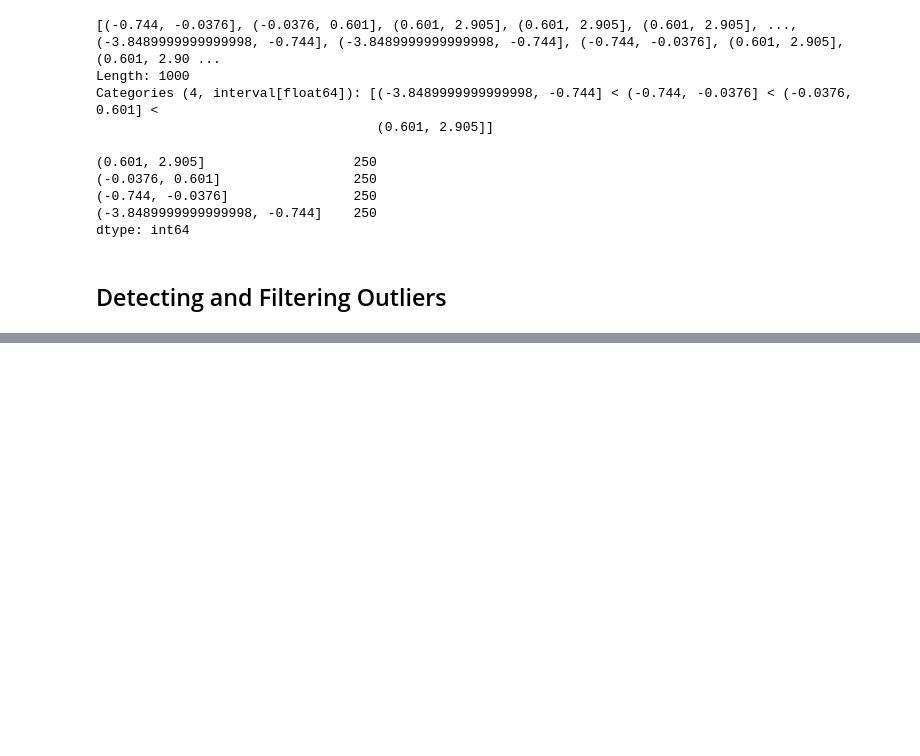
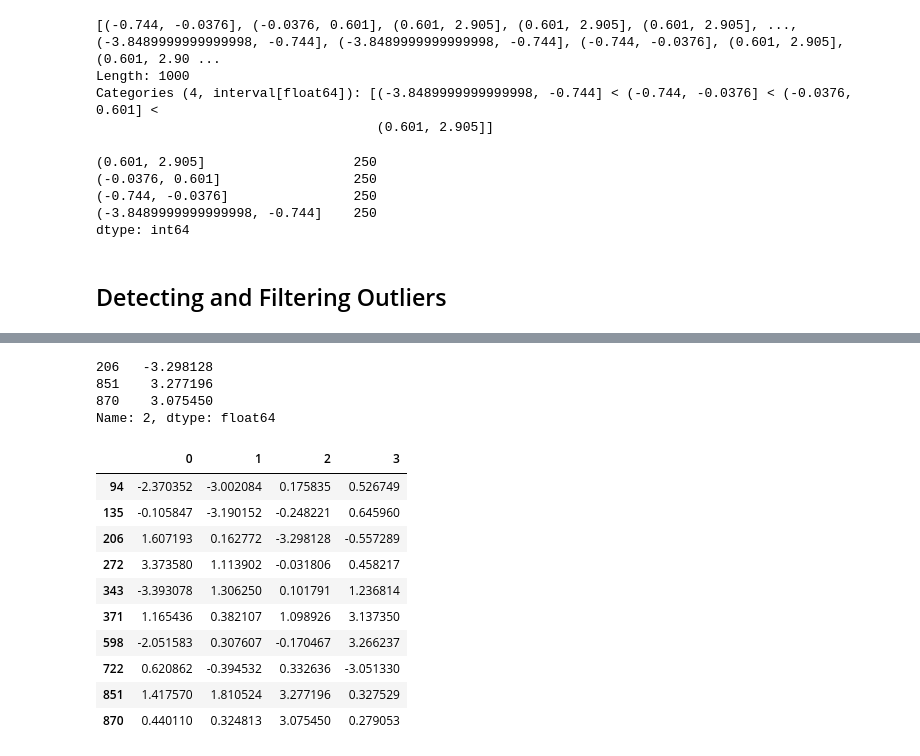
Before and after one commit to XingxinHE/Python-for-Data-Analysis-Notes, a Jupyter notebook: 7_2_Data_Transformation.ipynb, the cells around one changed output, grey strips where cells are left out. Saved outputs shown, nothing was run; the diff lists cells and outputs as text; code cells hidden in the pictures; blank space fills up the shorter version.

```diff
--- a/7_2_Data_Transformation.ipynb
+++ b/7_2_Data_Transformation.ipynb
@@ -373,0 +419,22 @@ dtype: int64
+# %%
+col[np.abs(col) > 3] #取绝对值大于3的值
+# %% [output]
+206   -3.298128
+851    3.277196
+870    3.075450
+Name: 2, dtype: float64
+# %%
+#上面是限制在某个column上，那么我想知道只要包含绝对值大于3的那一个row呢？
+data[ (np.abs(data) > 3).any(1)]
+# %% [output]
+|  | 0 | 1 | 2 | 3 |
+| 94 | -2.370352 | -3.002084 | 0.175835 | 0.526749 |
+| 135 | -0.105847 | -3.190152 | -0.248221 | 0.645960 |
+| 206 | 1.607193 | 0.162772 | -3.298128 | -0.557289 |
+| 272 | 3.373580 | 1.113902 | -0.031806 | 0.458217 |
+| 343 | -3.393078 | 1.306250 | 0.101791 | 1.236814 |
+| 371 | 1.165436 | 0.382107 | 1.098926 | 3.137350 |
+| 598 | -2.051583 | 0.307607 | -0.170467 | 3.266237 |
+| 722 | 0.620862 | -0.394532 | 0.332636 | -3.051330 |
+| 851 | 1.417570 | 1.810524 | 3.277196 | 0.327529 |
+| 870 | 0.440110 | 0.324813 | 3.075450 | 0.279053 |
```
Also changed, not shown: parts of 18 cells of this notebook.
